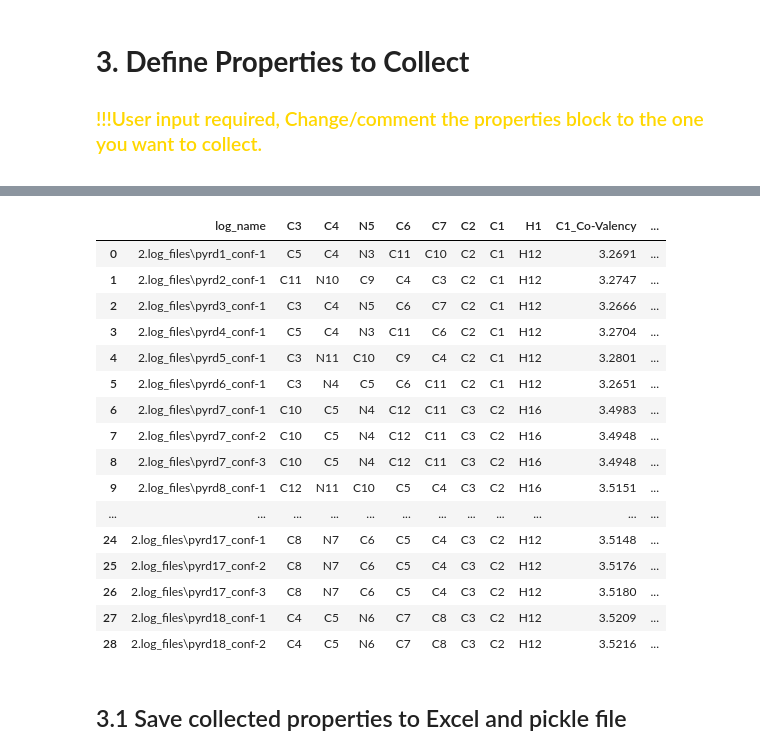
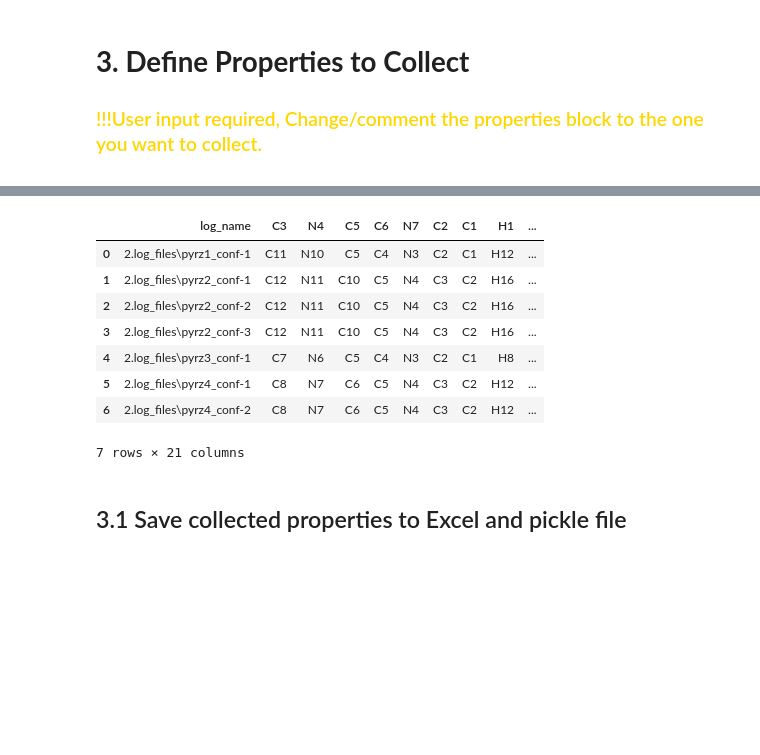
Before and after one commit to intel00000/stahl_data_science, a Jupyter notebook: DFT_Calculations/3.get_properties/gp_start_folder_new/get_properties_postprocess_pyrz.ipynb, the cells around one changed output, grey strips where cells are left out. Saved outputs shown, nothing was run; the diff lists cells and outputs as text; code cells hidden in the pictures; blank space fills up the shorter version.

```diff
--- a/DFT_Calculations/3.get_properties/gp_start_folder_new/get_properties_postprocess_pyrz.ipynb
+++ b/DFT_Calculations/3.get_properties/gp_start_folder_new/get_properties_postprocess_pyrz.ipynb
@@ -22,7 +22,7 @@ output_folder = "4.atom_mappings"
 # **2. Import the atom map from preprocess notebook**
 ### <p style="font-family: Arial; color: gold; font-weight: bold;"> **!!!User input required, Change the prefix to the one you want to handle.** </p>
 # %%
-prefix = "pyrd"
+prefix = "pyrz"
 
 atom_mappings = output_folder + os.sep + prefix + "_atom_map.xlsx"
 
@@ -48,9 +48,13 @@ display(atom_map_df.head())
 importlib.reload(gp)
 df = atom_map_df.copy()
 
+natural_bond_order_list = [["C1", "C2"]]
+# for testing, only use the first row
+df = gp.get_natural_bond_order(df, natural_bond_order_list)
+
 natural_atomic_valencies_list = ["C1", "C2"]
 df = gp.get_natural_atomic_valencies(df, natural_atomic_valencies_list)
 
-pd.options.display.max_columns = None
+pd.set_option("display.max_columns", None)
 display(df)
 # %% [output]
@@ -73,21 +69,13 @@ Valency Data: {'C1': {'Valency': '3.9718', 'Co-Valency': '3.5216', 'Electro-Vale
 Natural Atomic Valencies function has completed for ['C1', 'C2']
-|  | log_name | C3 | C4 | N5 | C6 | C7 | C2 | C1 | H1 | C1_Co-Valency | ... |
-| 0 | 2.log_files\pyrd1_conf-1 | C5 | C4 | N3 | C11 | C10 | C2 | C1 | H12 | 3.2691 | ... |
-| 1 | 2.log_files\pyrd2_conf-1 | C11 | N10 | C9 | C4 | C3 | C2 | C1 | H12 | 3.2747 | ... |
-| 2 | 2.log_files\pyrd3_conf-1 | C3 | C4 | N5 | C6 | C7 | C2 | C1 | H12 | 3.2666 | ... |
-| 3 | 2.log_files\pyrd4_conf-1 | C5 | C4 | N3 | C11 | C6 | C2 | C1 | H12 | 3.2704 | ... |
-| 4 | 2.log_files\pyrd5_conf-1 | C3 | N11 | C10 | C9 | C4 | C2 | C1 | H12 | 3.2801 | ... |
-| 5 | 2.log_files\pyrd6_conf-1 | C3 | N4 | C5 | C6 | C11 | C2 | C1 | H12 | 3.2651 | ... |
-| 6 | 2.log_files\pyrd7_conf-1 | C10 | C5 | N4 | C12 | C11 | C3 | C2 | H16 | 3.4983 | ... |
-| 7 | 2.log_files\pyrd7_conf-2 | C10 | C5 | N4 | C12 | C11 | C3 | C2 | H16 | 3.4948 | ... |
-| 8 | 2.log_files\pyrd7_conf-3 | C10 | C5 | N4 | C12 | C11 | C3 | C2 | H16 | 3.4948 | ... |
-| 9 | 2.log_files\pyrd8_conf-1 | C12 | N11 | C10 | C5 | C4 | C3 | C2 | H16 | 3.5151 | ... |
-| ... | ... | ... | ... | ... | ... | ... | ... | ... | ... | ... | ... |
-| 24 | 2.log_files\pyrd17_conf-1 | C8 | N7 | C6 | C5 | C4 | C3 | C2 | H12 | 3.5148 | ... |
-| 25 | 2.log_files\pyrd17_conf-2 | C8 | N7 | C6 | C5 | C4 | C3 | C2 | H12 | 3.5176 | ... |
-| 26 | 2.log_files\pyrd17_conf-3 | C8 | N7 | C6 | C5 | C4 | C3 | C2 | H12 | 3.5180 | ... |
-| 27 | 2.log_files\pyrd18_conf-1 | C4 | C5 | N6 | C7 | C8 | C3 | C2 | H12 | 3.5209 | ... |
-| 28 | 2.log_files\pyrd18_conf-2 | C4 | C5 | N6 | C7 | C8 | C3 | C2 | H12 | 3.5216 | ... |
+|  | log_name | C3 | N4 | C5 | C6 | N7 | C2 | C1 | H1 | ... |
+| 0 | 2.log_files\pyrz1_conf-1 | C11 | N10 | C5 | C4 | N3 | C2 | C1 | H12 | ... |
+| 1 | 2.log_files\pyrz2_conf-1 | C12 | N11 | C10 | C5 | N4 | C3 | C2 | H16 | ... |
+| 2 | 2.log_files\pyrz2_conf-2 | C12 | N11 | C10 | C5 | N4 | C3 | C2 | H16 | ... |
+| 3 | 2.log_files\pyrz2_conf-3 | C12 | N11 | C10 | C5 | N4 | C3 | C2 | H16 | ... |
+| 4 | 2.log_files\pyrz3_conf-1 | C7 | N6 | C5 | C4 | N3 | C2 | C1 | H8 | ... |
+| 5 | 2.log_files\pyrz4_conf-1 | C8 | N7 | C6 | C5 | N4 | C3 | C2 | H12 | ... |
+| 6 | 2.log_files\pyrz4_conf-2 | C8 | N7 | C6 | C5 | N4 | C3 | C2 | H12 | ... |
+7 rows × 21 columns
 # %%
 # this box has functions to choose from
 df = atom_map_df
```
Also changed, not shown: parts of 2 cells of this notebook, 1 other file.
